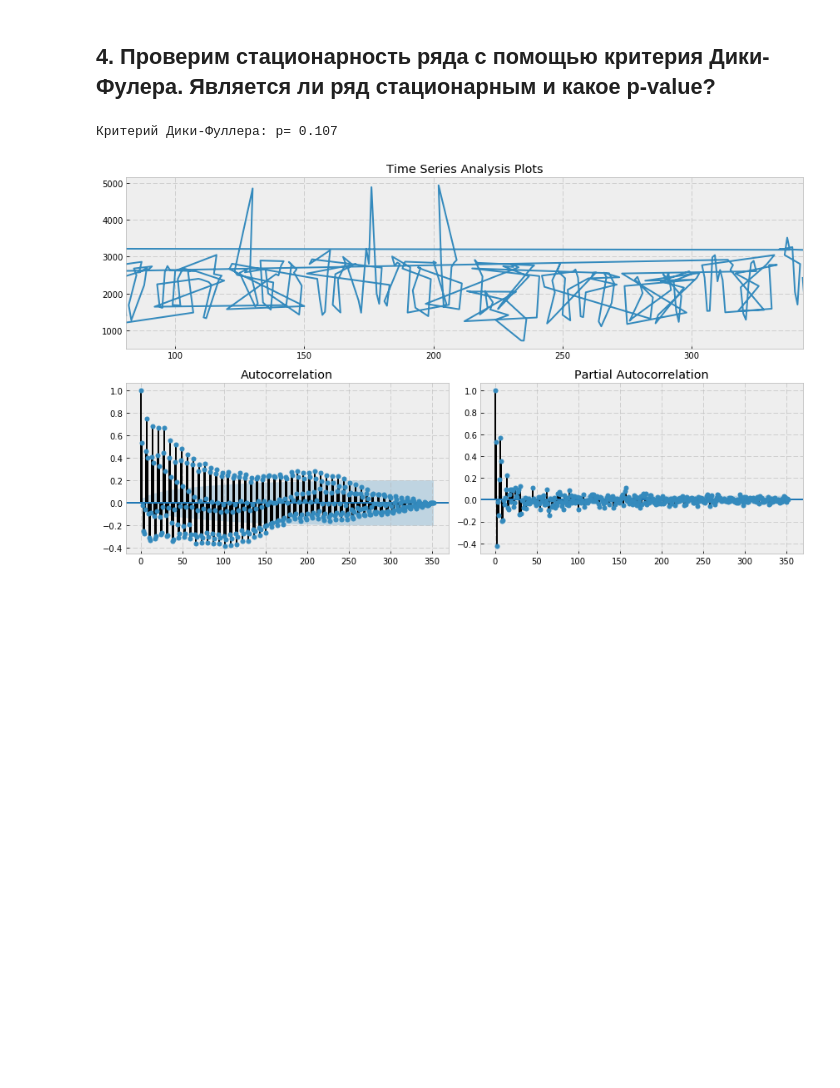
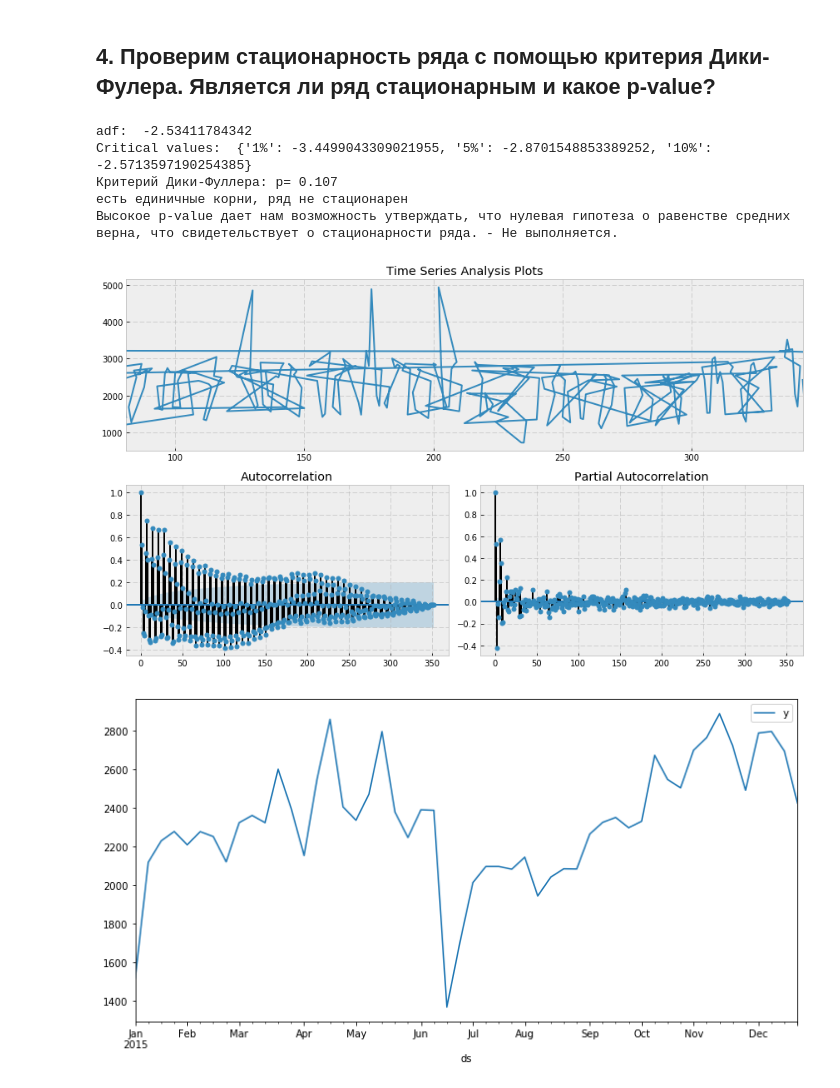
Before and after one commit to sergeybelov/open-machine-learning-cource, a Jupyter notebook: 9_week.ipynb, the cells around one changed output. Cells and saved outputs as stored; diff of their text form; code cells hidden in the pictures; blank space fills up the shorter version.

```diff
--- a/9_week.ipynb
+++ b/9_week.ipynb
@@ -135,7 +135,16 @@ def tsplot(y, lags=None, figsize=(12, 7), style='bmh'):
         smt.graphics.plot_acf(y, lags=lags, ax=acf_ax, alpha=0.5)
         smt.graphics.plot_pacf(y, lags=lags, ax=pacf_ax, alpha=0.5)
 
-        print("Критерий Дики-Фуллера: p=", round(sm.tsa.stattools.adfuller(y)[1],3))
+        vals=sm.tsa.stattools.adfuller(y)
+        print('adf: ', vals[0])
+        print('Critical values: ', vals[4])
+        print("Критерий Дики-Фуллера: p=", round(vals[1],3))
+
+        if vals[0]> vals[4]['5%']:
+            print ('есть единичные корни, ряд не стационарен')
+        else:
+            print ('единичных корней нет, ряд стационарен')
+        print('Высокое p-value дает нам возможность утверждать, что нулевая гипотеза о равенстве средних верна, что свидетельствует о стационарности ряда. - Не выполняется.')
 
         plt.tight_layout()
     return
@@ -143,5 +152,16 @@ def tsplot(y, lags=None, figsize=(12, 7), style='bmh'):
 
 tsplot(train_df.y)
 # %% [output]
+adf:  -2.53411784342
+Critical values:  {'1%': -3.4499043309021955, '5%': -2.8701548853389252, '10%': -2.5713597190254385}
 Критерий Дики-Фуллера: p= 0.107
+есть единичные корни, ряд не стационарен
+Высокое p-value дает нам возможность утверждать, что нулевая гипотеза о равенстве средних верна, что свидетельствует о стационарности ряда. - Не выполняется.
 [figure]
+# %%
+ tval=train_df.set_index('ds')#Делаем новую колонку индексом
+ tval.resample('W').mean().plot(figsize=(12,6))
+
+ del tval
+# %% [output]
+[figure, added]
```
Also changed, not shown: parts of 1 cell of this notebook.
